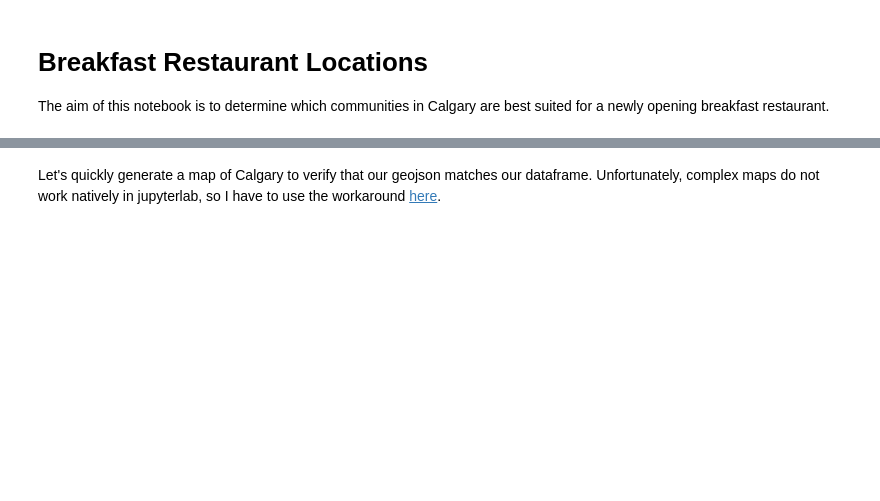
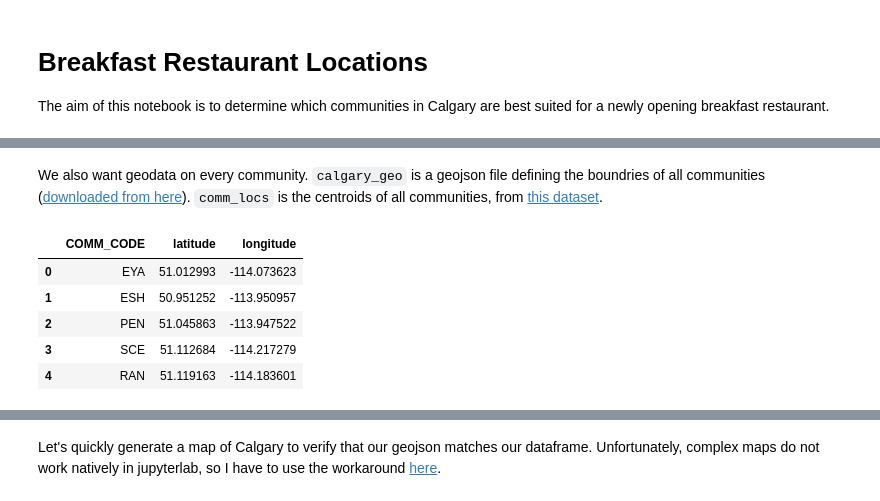
Before and after one commit to hexaguin/Coursera_Capstone, a Jupyter notebook: Breakfast-Locations.ipynb, the cells around one changed output, grey strips where cells are left out. Saved outputs shown, nothing was run; the diff lists cells and outputs as text; code cells hidden in the pictures; blank space fills up the shorter version.

```diff
--- a/Breakfast-Locations.ipynb
+++ b/Breakfast-Locations.ipynb
@@ -26,2 +29,15 @@ census.head()
+# %% [markdown]
+We also want geodata on every community. `calgary_geo` is a geojson file defining the boundries of all communities ([downloaded from here](https://data.calgary.ca/Base-Maps/Community-Boundaries/ab7m-fwn6)). `comm_locs` is the centroids of all communities, from [this dataset](https://data.calgary.ca/Base-Maps/Community-Points/j9ps-fyst).
 # %%
-calgary_geo = 'data/Community Boundaries.geojson' # This should be identical to the multipolygon field anyways, but it saves me some hassle of transforming data for Folium's picky needs.
+calgary_geo = 'data/Community Boundaries.geojson' # This should be identical to the multipolygon field included in the census, but it saves me some hassle of transforming data for Folium's picky needs.
+request_fields = ['COMM_CODE', 'latitude', 'longitude']
+url = 'https://data.calgary.ca/resource/kzbm-mn66.csv?$select=' + ','.join(request_fields) #
+comm_locs = pd.read_csv(url)
+comm_locs.head()
+# %% [output]
+|  | COMM_CODE | latitude | longitude |
+| 0 | EYA | 51.012993 | -114.073623 |
+| 1 | ESH | 50.951252 | -113.950957 |
+| 2 | PEN | 51.045863 | -113.947522 |
+| 3 | SCE | 51.112684 | -114.217279 |
+| 4 | RAN | 51.119163 | -114.183601 |
```
Also changed, not shown: parts of 6 cells of this notebook.
